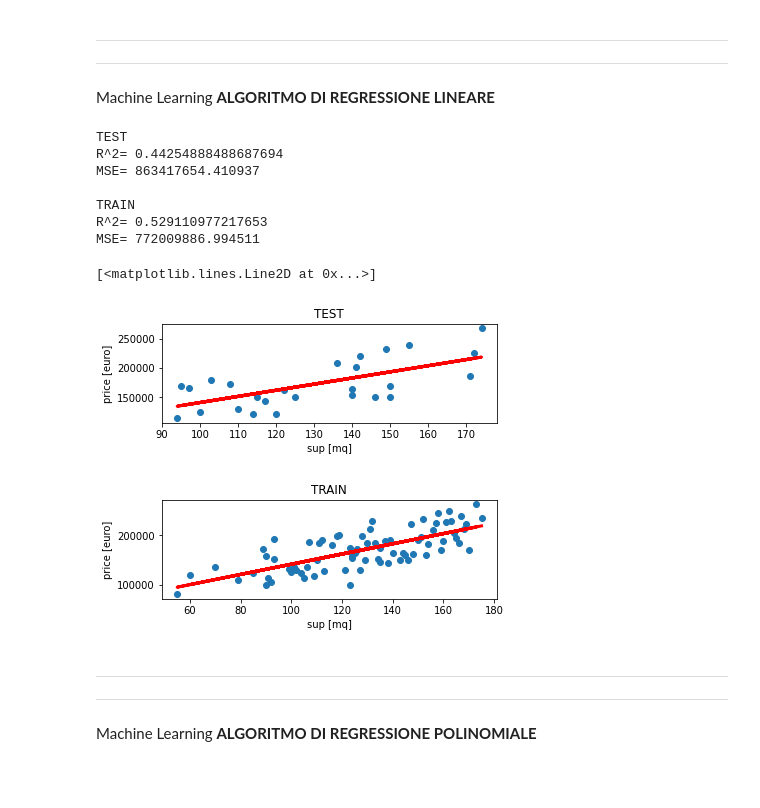
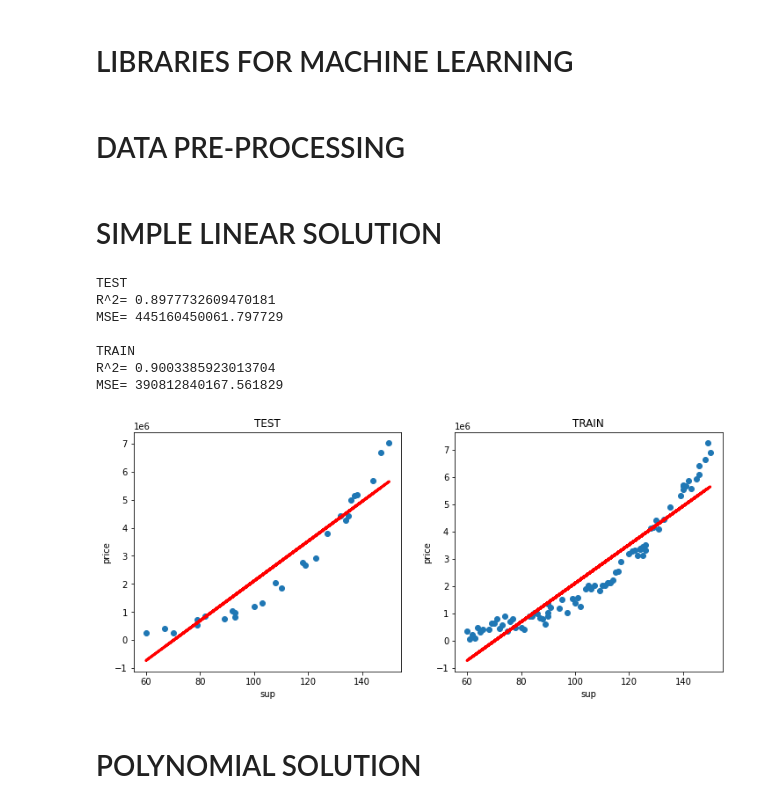
Before and after one commit to MatteoGandetto/Corso_ML_con_Python, a Jupyter notebook: Regressione_Polinomiale.ipynb, the cells around one changed output. Drawn from its saved outputs; the diff is of its cells as text; code cells hidden in the pictures; blank space fills up the shorter version.

```diff
--- a/Regressione_Polinomiale.ipynb
+++ b/Regressione_Polinomiale.ipynb
@@ -78,6 +64,2 @@ axs[1].boxplot(np_IN_X)
-# %% [markdown]
-
----
----
-Machine Learning
-**ALGORITMO DI REGRESSIONE LINEARE**
+# %% [markdown]
+# LIBRARIES FOR MACHINE LEARNING
@@ -84,64 +70,59 @@ Machine Learning
+# %% [markdown]
+# DATA PRE-PROCESSING
 # %%
-from sklearn.linear_model import LinearRegression
-from sklearn.model_selection import train_test_split
-from sklearn.metrics import mean_squared_error
-
-#split dataset in training part and test part
+# split dataset in training part and test part
 # if train_size and test_size are not defined,the train_size=0.75 and test_size=0.25
-X_train, X_test, y_train, y_test = train_test_split(np_IN_X,np_IN_Y,test_size=0.25)
-
-#reshape features to be used with LinearRegression's methods
-X_train_r=np.reshape(X_train,(-1, 1))
-X_test_r=np.reshape(X_test,(-1, 1))
+X_train, X_test, y_train, y_test = train_test_split(np_IN_X,np_IN_y,test_size=0.25)
+# %% [markdown]
+# SIMPLE LINEAR SOLUTION
 # %%
-
+#reshape features to be used with LinearRegression's methods
+X_train_r=np.reshape(X_train,(-1, 1))
+X_test_r=np.reshape(X_test,(-1, 1))
+X_all=np.reshape(np_IN_X,(-1,1))
 
 #train the linear regressor
 reg = LinearRegression().fit(X_train_r, y_train)
 
 #y_pred is a linear prediction of X_test
 y_pred_test=reg.predict(X_test_r)
 y_pred_train=reg.predict(X_train_r)
 
 #evaluate the model by using R=1-RSE and MSE
 R2=reg.score(X_test_r,y_test)
 MSE = mean_squared_error( y_test,y_pred_test)
 R2_train=reg.score(X_train_r,y_train)
 MSE_train = mean_squared_error(y_train,y_pred_train)
 print ('TEST\nR^2=',R2,'\nMSE= %f \n' % MSE)
 print ('TRAIN\nR^2=',R2_train,'\nMSE= %f \n' % MSE_train)
 
 #show the solution
-fig, axs = plt.subplots(2,1)
+fig, axs = plt.subplots(1,2)
+fig.set_size_inches(12,5)
 
-pos0=axs[0].get_position()
-pos0_new=[pos0.x0,pos0.y0+0.2,pos0.width,pos0.height]
-axs[0].set_position(pos0_new)
-axs[0].set_xlabel('sup [mq]')
-axs[0].set_ylabel('price [euro]')
+
+axs[0].set_xlabel('sup')
+axs[0].set_ylabel('price')
 axs[0].set_title('TEST')
 axs[0].scatter(X_test,y_test)
 axs[0].plot(X_test,y_pred_test,c='red',linewidth=3)
 
 axs[1].set_title('TRAIN')
-axs[1].set_xlabel('sup [mq]')
-axs[1].set_ylabel('price [euro]')
+axs[1].set_xlabel('sup')
+axs[1].set_ylabel('price')
 axs[1].scatter(X_train,y_train)
 axs[1].plot(X_train,y_pred_train,c='red',linewidth=3)
+
+fig.show()
 # %% [output]
 TEST
-R^2= 0.44254888488687694
-MSE= 863417654.410937
+R^2= 0.8977732609470181
+MSE= 445160450061.797729
 
 TRAIN
-R^2= 0.529110977217653
-MSE= 772009886.994511
+R^2= 0.9003385923013704
+MSE= 390812840167.561829
-[<matplotlib.lines.Line2D at 0x...>]
-[figure, old version]
+[figure, new version]
-# %% [markdown]
-
----
----
-Machine Learning
-**ALGORITMO DI REGRESSIONE POLINOMIALE**
+# %% [markdown]
+# POLYNOMIAL SOLUTION
 # %%
```
Also changed, not shown: parts of 16 cells of this notebook.
